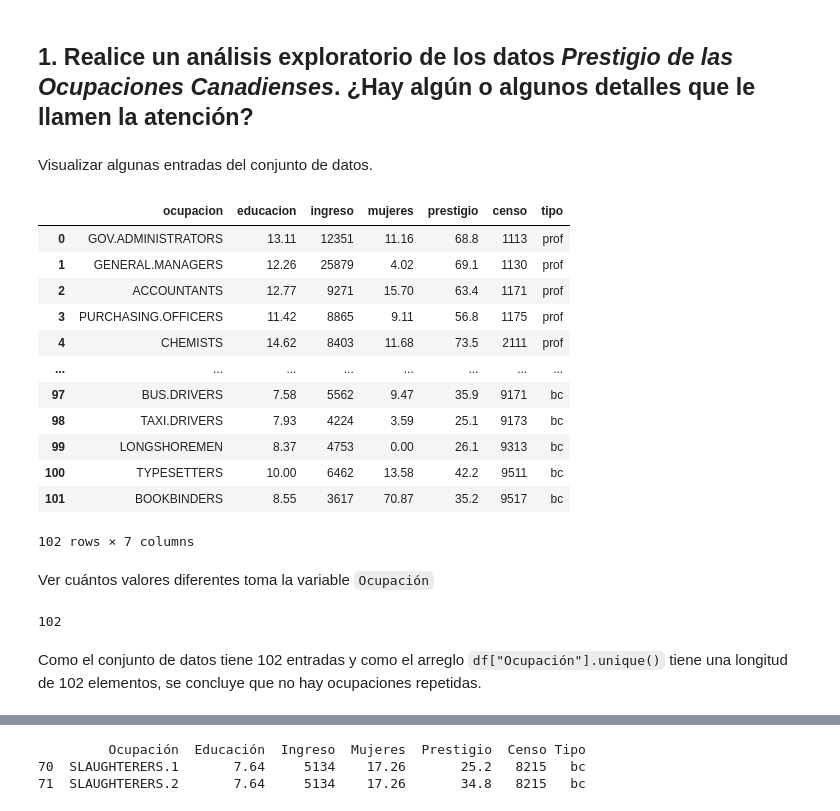
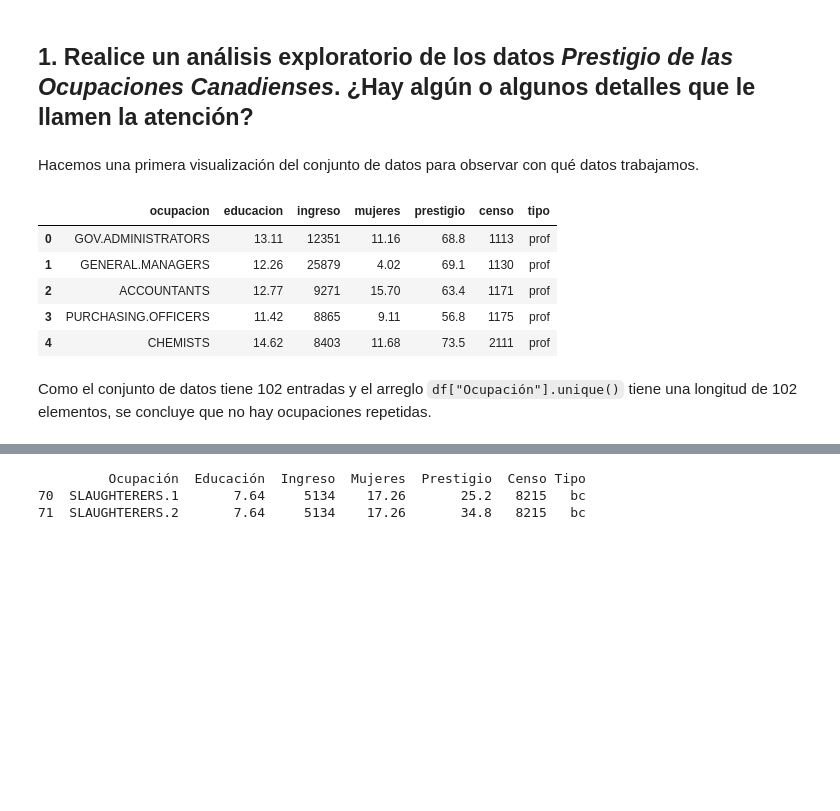
Before and after one commit to cegm/EA2-Entregables, a Jupyter notebook: Controles/Control 1/Control 1.ipynb, the cells around one changed output, grey strips where cells are left out. Drawn from its saved outputs; the diff is of its cells as text; code cells hidden in the pictures; blank space fills up the shorter version.

```diff
--- a/Controles/Control 1/Control 1.ipynb
+++ b/Controles/Control 1/Control 1.ipynb
@@ -11,30 +11,17 @@ import seaborn as sns
 # %%
 #Leer los datos del archivo `control1.dat` cuyas columnas están separadas por múltiples espacios.
 df = pd.read_csv('control1.dat', sep='\s+')
-# %% [markdown]
-Visualizar algunas entradas del conjunto de datos.
-# %%
-display(df)
-# %% [output]
-|  | ocupacion | educacion | ingreso | mujeres | prestigio | censo | tipo |
-| 0 | GOV.ADMINISTRATORS | 13.11 | 12351 | 11.16 | 68.8 | 1113 | prof |
-| 1 | GENERAL.MANAGERS | 12.26 | 25879 | 4.02 | 69.1 | 1130 | prof |
-| 2 | ACCOUNTANTS | 12.77 | 9271 | 15.70 | 63.4 | 1171 | prof |
-| 3 | PURCHASING.OFFICERS | 11.42 | 8865 | 9.11 | 56.8 | 1175 | prof |
-| 4 | CHEMISTS | 14.62 | 8403 | 11.68 | 73.5 | 2111 | prof |
-| ... | ... | ... | ... | ... | ... | ... | ... |
-| 97 | BUS.DRIVERS | 7.58 | 5562 | 9.47 | 35.9 | 9171 | bc |
-| 98 | TAXI.DRIVERS | 7.93 | 4224 | 3.59 | 25.1 | 9173 | bc |
-| 99 | LONGSHOREMEN | 8.37 | 4753 | 0.00 | 26.1 | 9313 | bc |
-| 100 | TYPESETTERS | 10.00 | 6462 | 13.58 | 42.2 | 9511 | bc |
-| 101 | BOOKBINDERS | 8.55 | 3617 | 70.87 | 35.2 | 9517 | bc |
-102 rows × 7 columns
+# %% [markdown]
+Hacemos una primera visualización del conjunto de datos para observar con qué datos trabajamos.
+# %%
+df.head()
+# %% [output]
+|  | ocupacion | educacion | ingreso | mujeres | prestigio | censo | tipo |
+| 0 | GOV.ADMINISTRATORS | 13.11 | 12351 | 11.16 | 68.8 | 1113 | prof |
+| 1 | GENERAL.MANAGERS | 12.26 | 25879 | 4.02 | 69.1 | 1130 | prof |
+| 2 | ACCOUNTANTS | 12.77 | 9271 | 15.70 | 63.4 | 1171 | prof |
+| 3 | PURCHASING.OFFICERS | 11.42 | 8865 | 9.11 | 56.8 | 1175 | prof |
+| 4 | CHEMISTS | 14.62 | 8403 | 11.68 | 73.5 | 2111 | prof |
 # %%
 # Reetiquetar las variables
 df.columns = ["Ocupación", "Educación", "Ingreso", "Mujeres", "Prestigio", "Censo", "Tipo"]
-# %% [markdown]
-Ver cuántos valores diferentes toma la variable `Ocupación`
-# %%
-print(len(df["Ocupación"].unique()))
-# %% [output]
-102
@@ -41,2 +31,2 @@ print(len(df["Ocupación"].unique()))
 # %% [markdown]
-Como el conjunto de datos tiene 102 entradas y como el arreglo `df["Ocupación"].unique()` tiene una longitud de 102 elementos, se concluye que no hay ocupaciones repetidas.
+Como el conjunto de datos tiene 102 entradas y el arreglo `df["Ocupación"].unique()` tiene una longitud de 102 elementos, se concluye que no hay ocupaciones repetidas.
```
Also changed, not shown: parts of 29 cells of this notebook.
